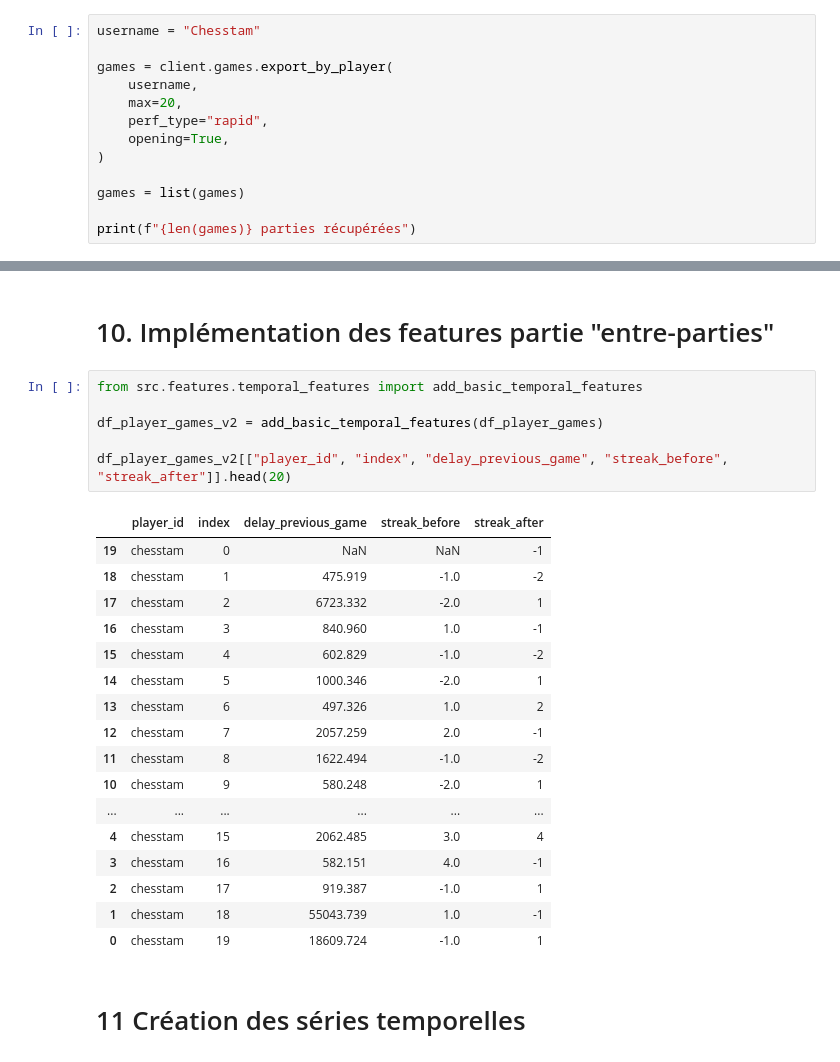
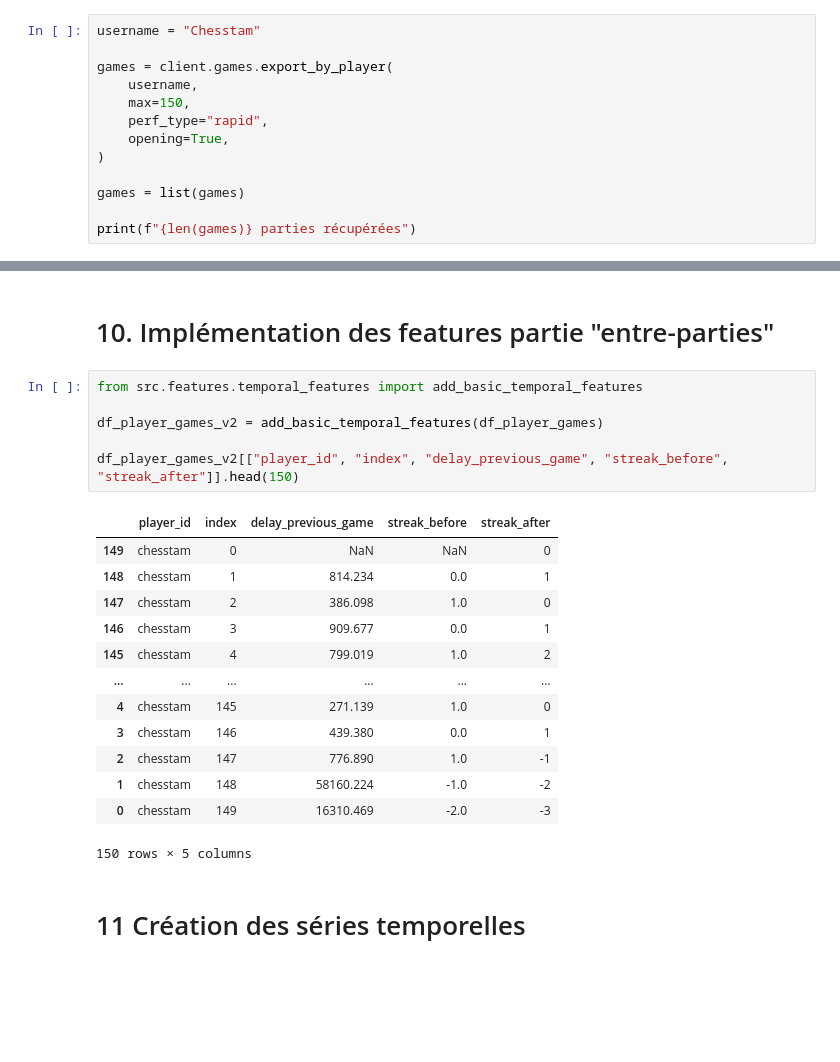
Before and after one commit to rmnlmr-3011/clustering_chess_player_lichess, a Jupyter notebook: notebooks/berserk_api_test.ipynb, the cells around one changed output, grey strips where cells are left out. Saved outputs shown, nothing was run; the diff lists cells and outputs as text; blank space fills up the shorter version.

```diff
--- a/notebooks/berserk_api_test.ipynb
+++ b/notebooks/berserk_api_test.ipynb
@@ -69,7 +69,7 @@ username = "Chesstam"
 
 games = client.games.export_by_player(
     username,
-    max=20,
+    max=150,
     perf_type="rapid",
     opening=True,
 )
@@ -257,27 +263,23 @@ Index(['game_id', 'datetime_utc', 'weekday', 'player_id', 'player_name',
 # %%
 from src.features.temporal_features import add_basic_temporal_features
 
 df_player_games_v2 = add_basic_temporal_features(df_player_games)
 
-df_player_games_v2[["player_id", "index", "delay_previous_game", "streak_before", "streak_after"]].head(20)
+df_player_games_v2[["player_id", "index", "delay_previous_game", "streak_before", "streak_after"]].head(150)
 # %% [output]
 |  | player_id | index | delay_previous_game | streak_before | streak_after |
-| 19 | chesstam | 0 | NaN | NaN | -1 |
-| 18 | chesstam | 1 | 475.919 | -1.0 | -2 |
-| 17 | chesstam | 2 | 6723.332 | -2.0 | 1 |
-| 16 | chesstam | 3 | 840.960 | 1.0 | -1 |
-| 15 | chesstam | 4 | 602.829 | -1.0 | -2 |
-| 14 | chesstam | 5 | 1000.346 | -2.0 | 1 |
-| 13 | chesstam | 6 | 497.326 | 1.0 | 2 |
-| 12 | chesstam | 7 | 2057.259 | 2.0 | -1 |
-| 11 | chesstam | 8 | 1622.494 | -1.0 | -2 |
-| 10 | chesstam | 9 | 580.248 | -2.0 | 1 |
+| 149 | chesstam | 0 | NaN | NaN | 0 |
+| 148 | chesstam | 1 | 814.234 | 0.0 | 1 |
+| 147 | chesstam | 2 | 386.098 | 1.0 | 0 |
+| 146 | chesstam | 3 | 909.677 | 0.0 | 1 |
+| 145 | chesstam | 4 | 799.019 | 1.0 | 2 |
 | ... | ... | ... | ... | ... | ... |
-| 4 | chesstam | 15 | 2062.485 | 3.0 | 4 |
-| 3 | chesstam | 16 | 582.151 | 4.0 | -1 |
-| 2 | chesstam | 17 | 919.387 | -1.0 | 1 |
-| 1 | chesstam | 18 | 55043.739 | 1.0 | -1 |
-| 0 | chesstam | 19 | 18609.724 | -1.0 | 1 |
+| 4 | chesstam | 145 | 271.139 | 1.0 | 0 |
+| 3 | chesstam | 146 | 439.380 | 0.0 | 1 |
+| 2 | chesstam | 147 | 776.890 | 1.0 | -1 |
+| 1 | chesstam | 148 | 58160.224 | -1.0 | -2 |
+| 0 | chesstam | 149 | 16310.469 | -2.0 | -3 |
+150 rows × 5 columns
 # %% [markdown]
 # 11 Création des séries temporelles
 # %% [markdown]
```
Also changed, not shown: parts of 14 cells of this notebook, 1 other file.
